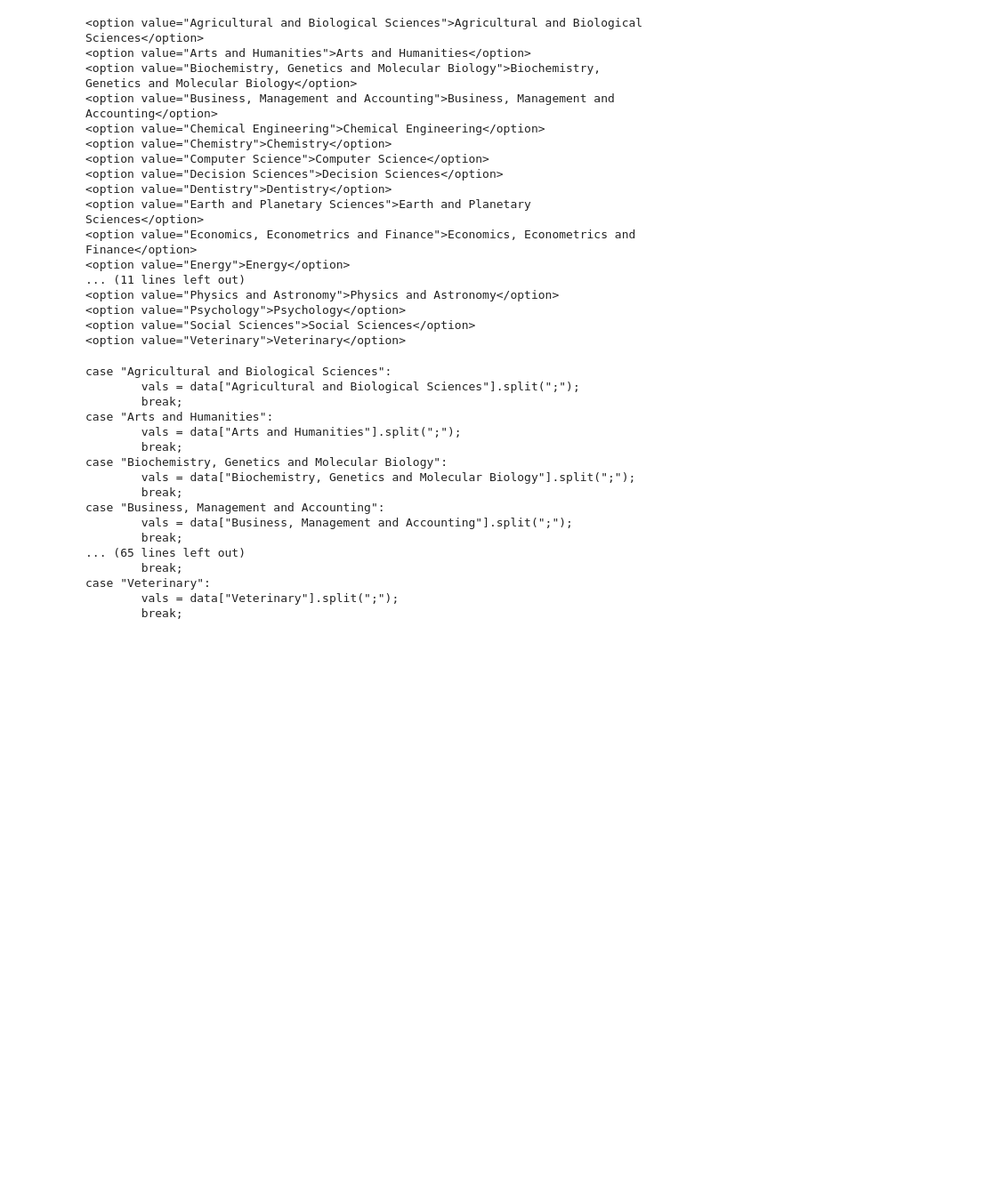
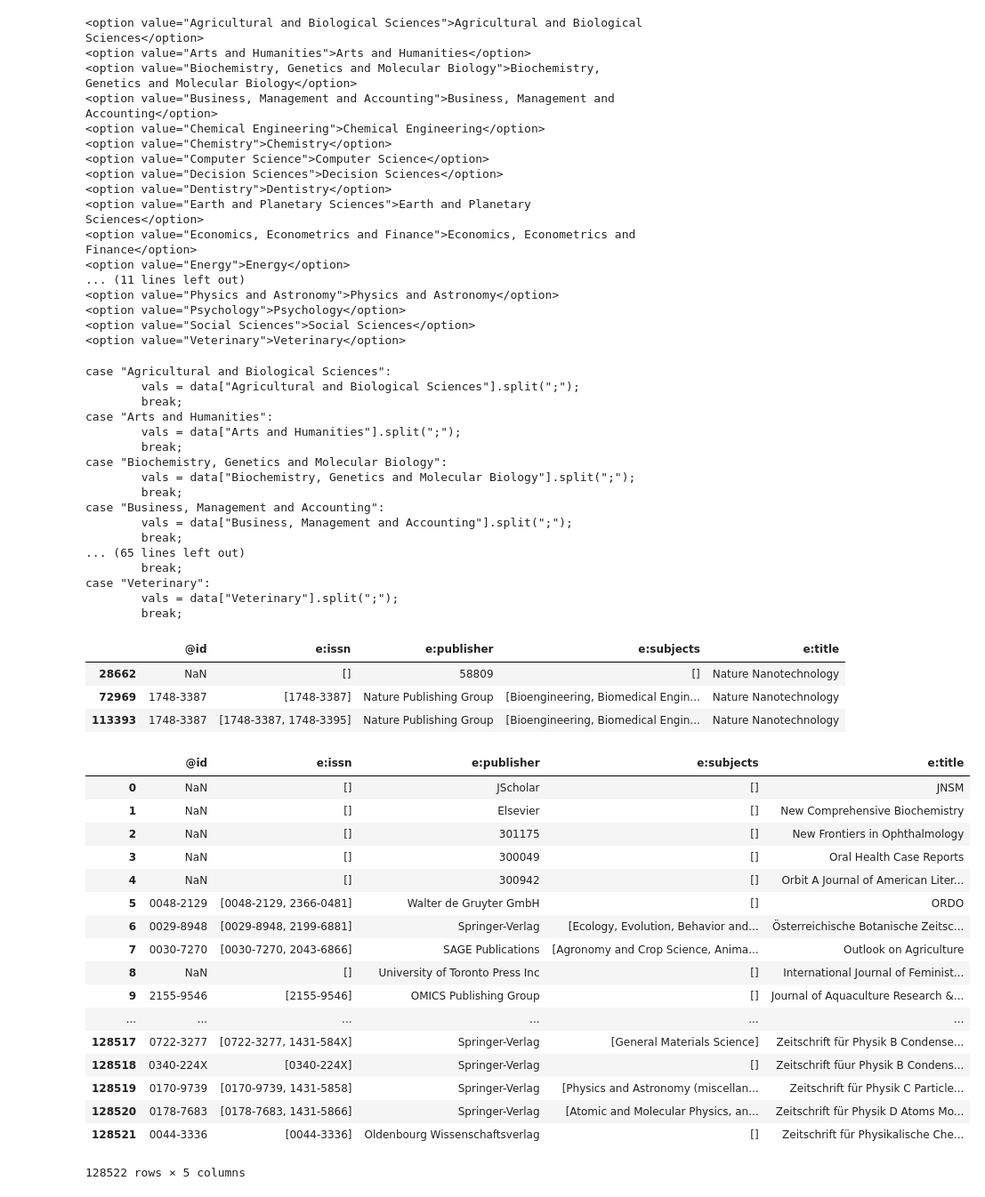
Before and after one commit to moqri/academic_journals, a Jupyter notebook: corssref_journals - fixed.ipynb, the cells around one changed output. Shown: that part at 89% size. Saved outputs shown, nothing was run; the diff lists cells and outputs as text; code cells hidden in the pictures; blank space fills up the shorter version.

```diff
--- a/corssref_journals - fixed.ipynb
+++ b/corssref_journals - fixed.ipynb
@@ -150,3 +190,31 @@ case "Veterinary":
 import json
 with open('sjdb\cats.json', 'w') as outfile:
     json.dump(cats, outfile)
+# %%
+df[df['e:title']=='Nature Nanotechnology']
+# %% [output]
+|  | @id | e:issn | e:publisher | e:subjects | e:title |
+| 28662 | NaN | [] | 58809 | [] | Nature Nanotechnology |
+| 72969 | 1748-3387 | [1748-3387] | Nature Publishing Group | [Bioengineering, Biomedical Engin... | Nature Nanotechnology |
+| 113393 | 1748-3387 | [1748-3387, 1748-3395] | Nature Publishing Group | [Bioengineering, Biomedical Engin... | Nature Nanotechnology |
+# %%
+df
+# %% [output]
+|  | @id | e:issn | e:publisher | e:subjects | e:title |
+| 0 | NaN | [] | JScholar | [] | JNSM |
+| 1 | NaN | [] | Elsevier | [] | New Comprehensive Biochemistry |
+| 2 | NaN | [] | 301175 | [] | New Frontiers in Ophthalmology |
+| 3 | NaN | [] | 300049 | [] | Oral Health Case Reports |
+| 4 | NaN | [] | 300942 | [] | Orbit A Journal of American Liter... |
+| 5 | 0048-2129 | [0048-2129, 2366-0481] | Walter de Gruyter GmbH | [] | ORDO |
+| 6 | 0029-8948 | [0029-8948, 2199-6881] | Springer-Verlag | [Ecology, Evolution, Behavior and... | Österreichische Botanische Zeitsc... |
+| 7 | 0030-7270 | [0030-7270, 2043-6866] | SAGE Publications | [Agronomy and Crop Science, Anima... | Outlook on Agriculture |
+| 8 | NaN | [] | University of Toronto Press Inc | [] | International Journal of Feminist... |
+| 9 | 2155-9546 | [2155-9546] | OMICS Publishing Group | [] | Journal of Aquaculture Research &... |
+| ... | ... | ... | ... | ... | ... |
+| 128517 | 0722-3277 | [0722-3277, 1431-584X] | Springer-Verlag | [General Materials Science] | Zeitschrift für Physik B Condense... |
+| 128518 | 0340-224X | [0340-224X] | Springer-Verlag | [] | Zeitschrift füur Physik B Condens... |
+| 128519 | 0170-9739 | [0170-9739, 1431-5858] | Springer-Verlag | [Physics and Astronomy (miscellan... | Zeitschrift für Physik C Particle... |
+| 128520 | 0178-7683 | [0178-7683, 1431-5866] | Springer-Verlag | [Atomic and Molecular Physics, an... | Zeitschrift für Physik D Atoms Mo... |
+| 128521 | 0044-3336 | [0044-3336] | Oldenbourg Wissenschaftsverlag | [] | Zeitschrift für Physikalische Che... |
+128522 rows × 5 columns
```
Also changed, not shown: parts of 10 cells of this notebook, 41 other files.
